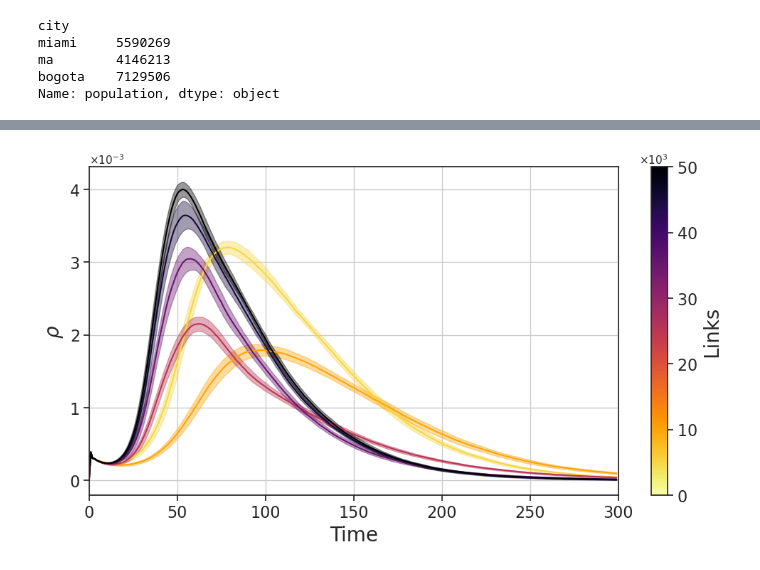
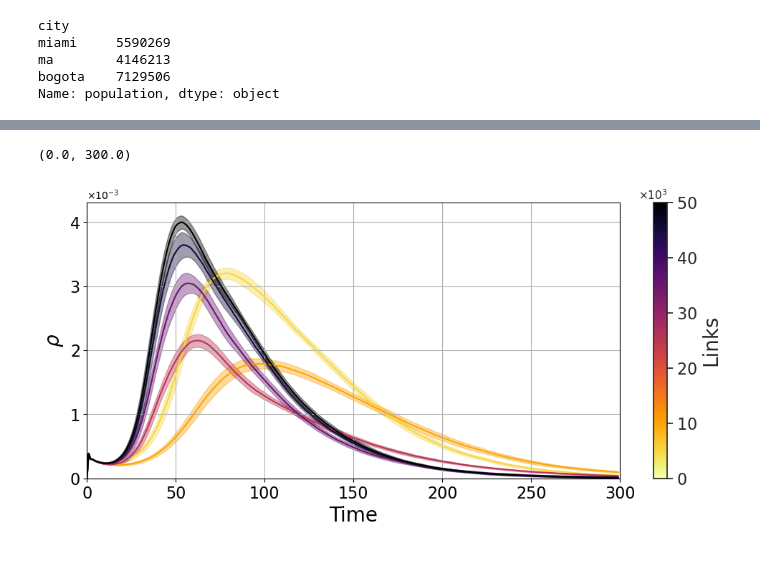
Before and after one commit to PabloValgaRuiz/control23, a Jupyter notebook: figs_feb24.ipynb, the cells around one changed output, grey strips where cells are left out. Saved outputs shown, nothing was run; the diff lists cells and outputs as text; code cells hidden in the pictures.

```diff
--- a/figs_feb24.ipynb
+++ b/figs_feb24.ipynb
@@ -29,5 +313,5 @@ Name: population, dtype: object
 # %%
-fig,ax = plt.subplots(figsize=(12,6))
+fig,ax = plt.subplots(figsize=(12,5))
 label_size = 16
 abc_size = 16*1.6
 
@@ -39,34 +323,33 @@ data['infected'] = data['infected'] / cities_populations.loc['bogota']
 data['error'] = data['error'] / cities_populations.loc['bogota']
 
 links = data['links'].drop_duplicates()
 # links = links[links.isin([1237, 2474, 3711, 6185, 12371, 22269, 40826])]
 
 colors = cm.get_cmap('inferno_r')
 
 sns.set_theme(style="ticks")
 
 for l in links:
     ax.plot('time', 'infected', color = colors((l)/(links.max())), data=data[data['links'] == l],
         label=l)
     ax.fill_between(x=data[data['links'] == l]['time'], y1=data[data['links'] == l]['infected']+ 2*data[data['links'] == l]['error'],
         y2=data[data['links'] == l]['infected']-2*data[data['links'] == l]['error'], color=colors((l)/(links.max())), alpha=0.4)
 sm = plt.cm.ScalarMappable(cmap=colors, norm=Normalize(0, links.max()))
 cbar=fig.colorbar(sm, ax=ax)
 
 
 ax.set_xlabel('Time', size=20)
 ax.set_ylabel(r'$\rho$', size=20)
 ax.tick_params(labelsize=16)
 ax.ticklabel_format(axis='y', style='sci', scilimits=(0,0), useMathText=True)
 
 cbar.ax.tick_params(labelsize=16)
 cbar.ax.set_ylabel('Links', size=20)
 cbar.ax.ticklabel_format(axis='y', style='sci', scilimits=(3,3), useMathText=True)
 
 ax.grid('True')
-
+ax.set_ylim(0,)
 ax.set_xlim(0, 300)
-
-fig.savefig(f'figures/figs_feb24/curves_{name}.pdf', bbox_inches='tight', dpi=300)
 # %% [output]
+(0.0, 300.0)
-[figure, old version]
+[figure, new version]
```
Also changed, not shown: parts of 22 cells of this notebook, 46 other files.
